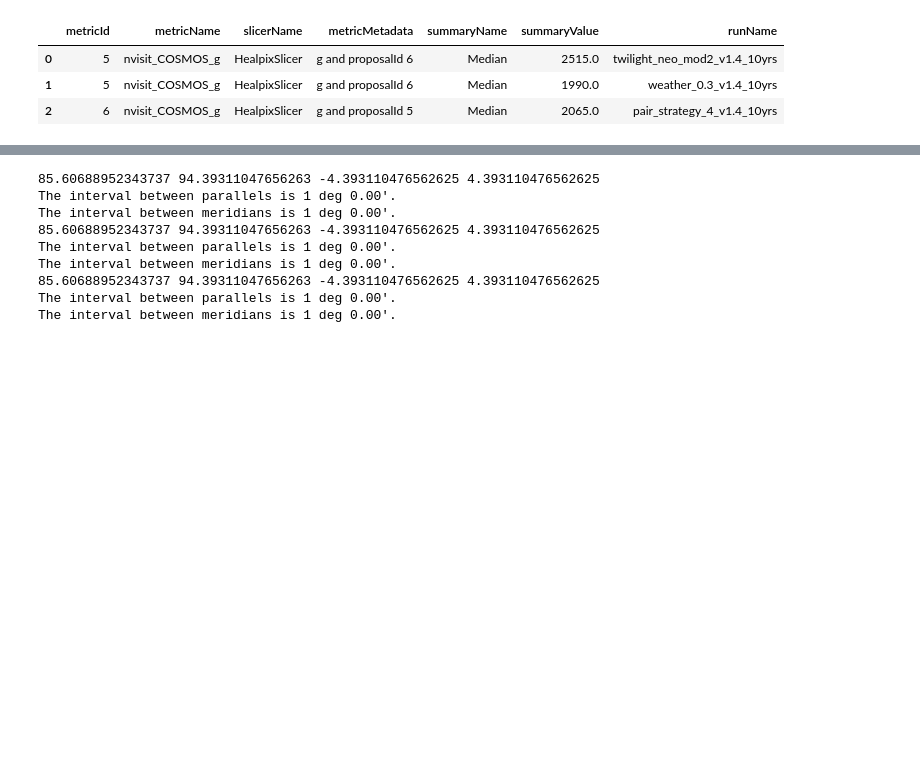
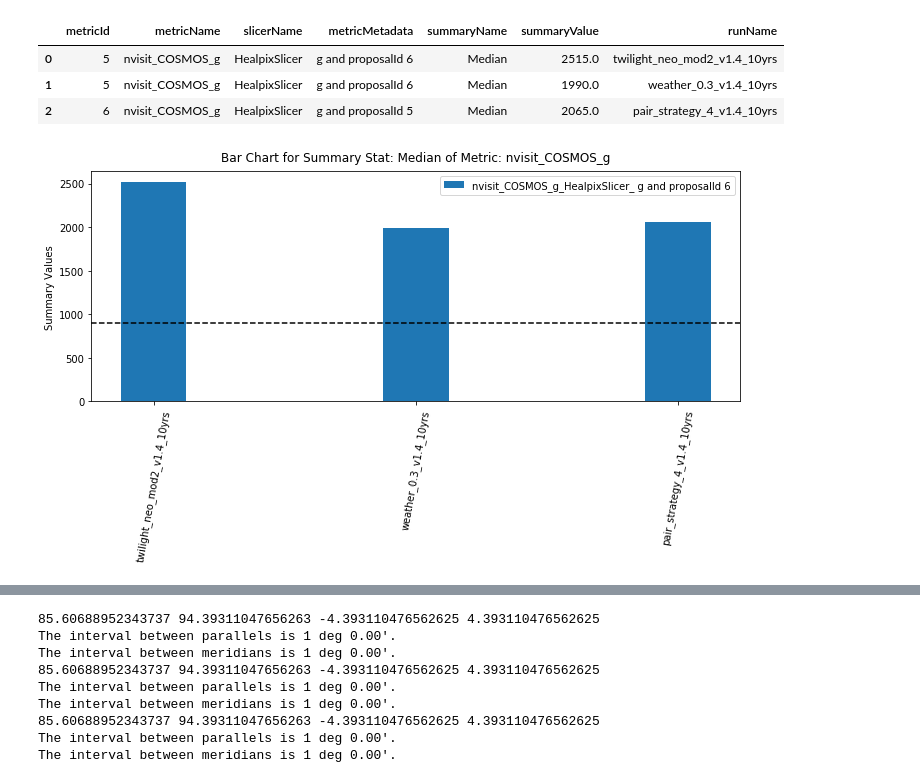
Before and after one commit to RichardsGroup/LSST_OpSim, a Jupyter notebook: contrib/03_plotDDF.ipynb, the cells around one changed output, grey strips where cells are left out. Saved outputs shown, nothing was run; the diff lists cells and outputs as text; code cells hidden in the pictures; blank space fills up the shorter version.

```diff
--- a/contrib/03_plotDDF.ipynb
+++ b/contrib/03_plotDDF.ipynb
@@ -156,4 +156,9 @@ getSummary(resultDbs, 'nvisit_COSMOS_g', 'Median', pandas=True)
 | 0 | 5 | nvisit_COSMOS_g | HealpixSlicer | g and proposalId 6 | Median | 2515.0 | twilight_neo_mod2_v1.4_10yrs |
 | 1 | 5 | nvisit_COSMOS_g | HealpixSlicer | g and proposalId 6 | Median | 1990.0 | weather_0.3_v1.4_10yrs |
 | 2 | 6 | nvisit_COSMOS_g | HealpixSlicer | g and proposalId 5 | Median | 2065.0 | pair_strategy_4_v1.4_10yrs |
+# %%
+plotSummaryBar(resultDbs, 'nvisit_COSMOS_g', 'Median', \
+               slicerName = 'HealpixSlicer', axhline=900)
+# %% [output]
+[figure, added]
 # %%
```
Also changed, not shown: parts of 1 cell of this notebook.
